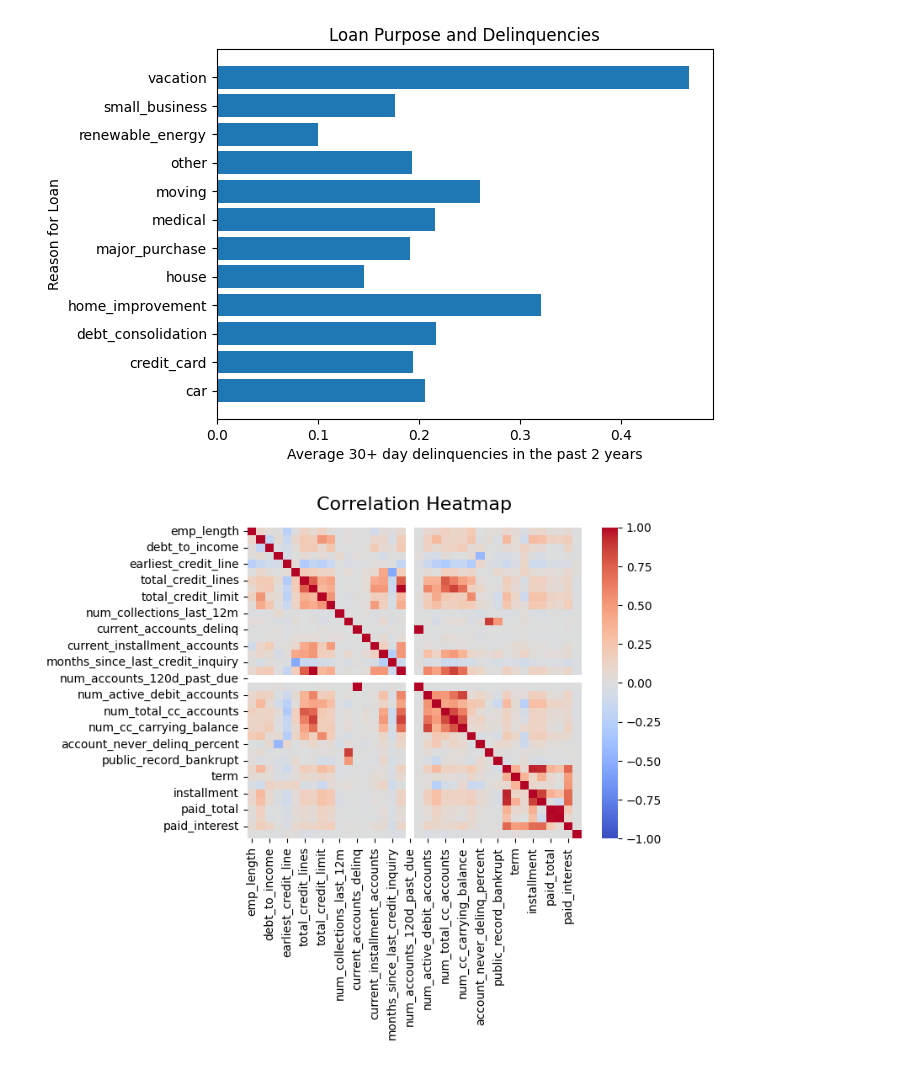
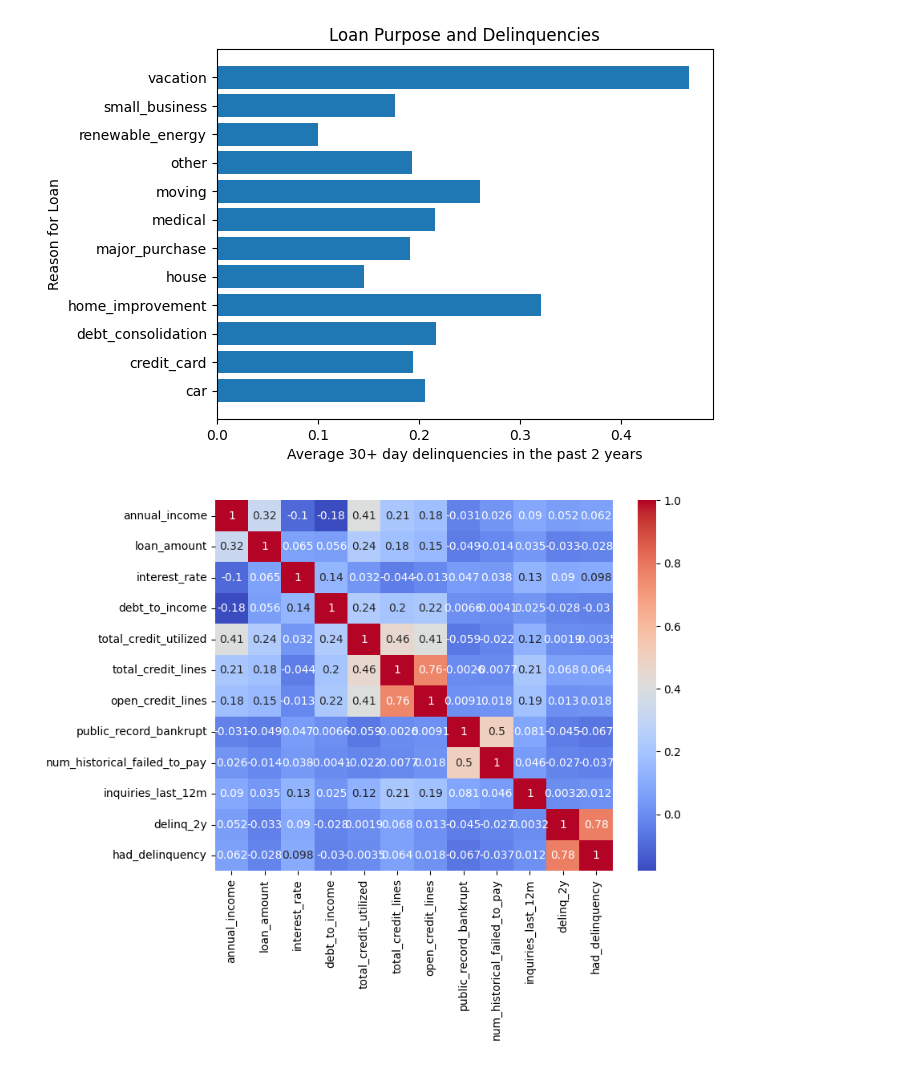
Before and after one commit to Royst97/DSRP_Roy, a Jupyter notebook: DSRP_2026_Royston.ipynb, the cells around one changed output. Saved outputs shown, nothing was run; the diff lists cells and outputs as text; code cells hidden in the pictures.

```diff
--- a/DSRP_2026_Royston.ipynb
+++ b/DSRP_2026_Royston.ipynb
@@ -68,6 +67,9 @@ df.drop(columns = ["grade"], inplace = True)
 
 #Dropping columns with excessive null values and do not pertain to my research
 df = df.drop(columns=["annual_income_joint","verification_income_joint","debt_to_income_joint","months_since_last_delinq","months_since_90d_late"])
+
+#Makes a new column to help easier classify whether or not a loaner has had a delinquency
+df["had_delinquency"] = df["delinq_2y"] > 0
 # %%
 #Checking for duplicates
 print(df.duplicated().sum(), "\n")
@@ -118,21 +108,26 @@ plt.ylabel("Reason for Loan")
 plt.show()
 # %% [output]
 [figure]
-# %%
-corr_matrix = df.corr(numeric_only=True)
-
-
-# 4. Generate the heatmap with key aesthetic options
-sns.heatmap(
-    corr_matrix,
-    cmap="coolwarm",
-    vmin=-1,
-    vmax=1,
-    fmt=".2f",
-)
-
-# 5. Add a title and show the plot
-plt.title("Correlation Heatmap", fontsize=16, pad=15)
-plt.show()
-# %% [output]
-[figure, removed]
+# %%
+corr = df[
+    [
+        "annual_income",
+        "loan_amount",
+        "interest_rate",
+        "debt_to_income",
+        "total_credit_utilized",
+        "total_credit_lines",
+        "open_credit_lines",
+        "public_record_bankrupt",
+        "num_historical_failed_to_pay",
+        "inquiries_last_12m",
+        "delinq_2y",
+        "had_delinquency"
+    ]
+].corr()
+
+plt.figure(figsize=(8,6))
+sns.heatmap(corr, annot=True, cmap="coolwarm")
+plt.show()
+# %% [output]
+[figure, added]
```
Also changed, not shown: parts of 2 cells of this notebook.
